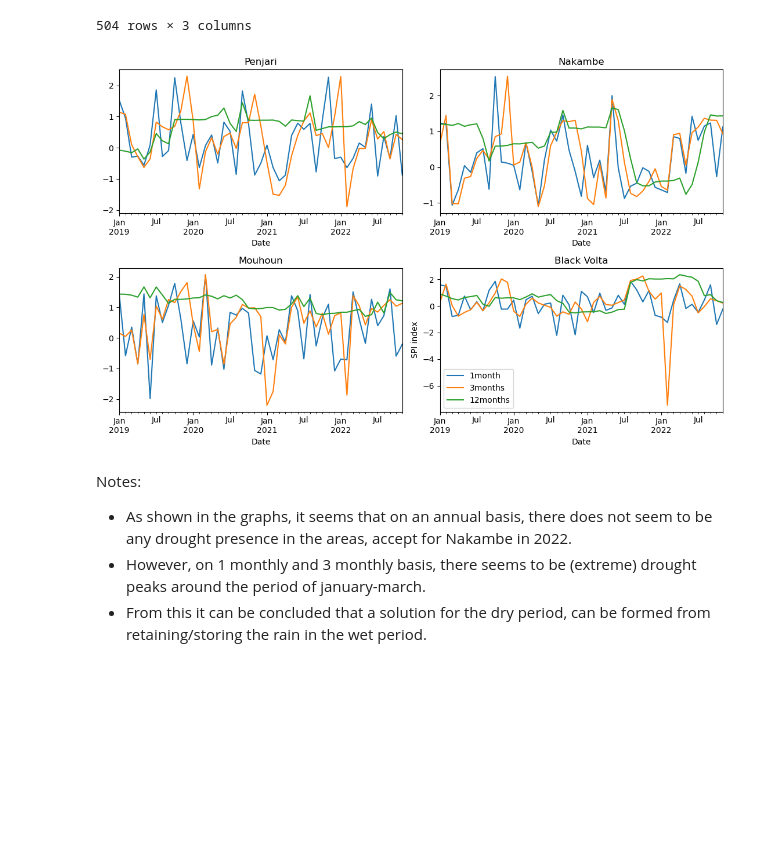
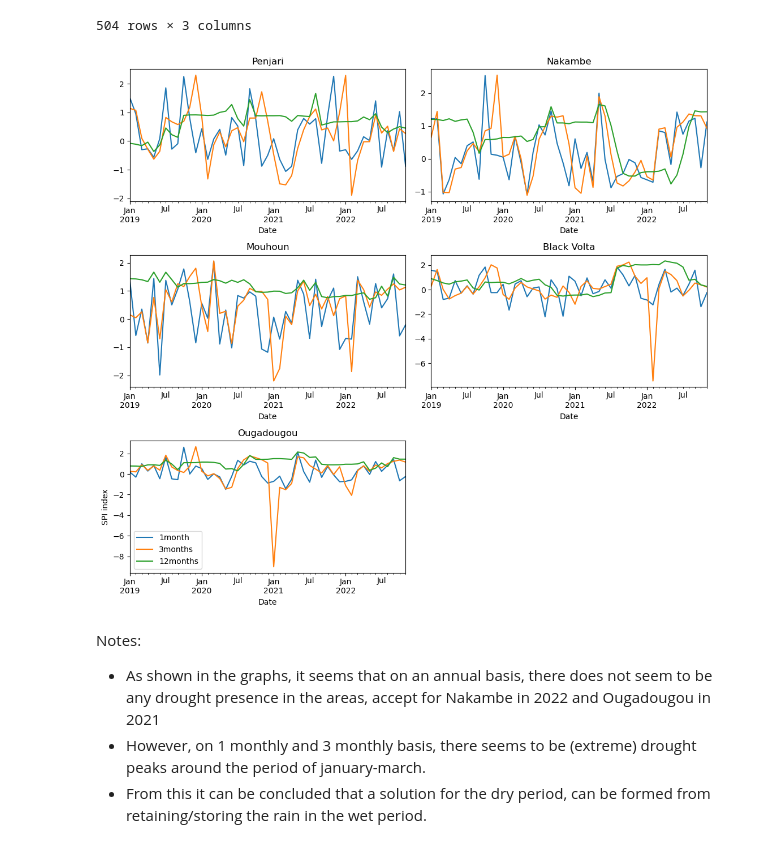
Before and after one commit to Daafip/Volta-burkina-faso, a Jupyter notebook: data/rainfall data volta/Data_hydrologu_BF.ipynb, the cells around one changed output. Drawn from its saved outputs; the diff is of its cells as text; code cells hidden in the pictures; blank space fills up the shorter version.

Commit message:
rainfall ougadougou

```diff
--- a/data/rainfall data volta/Data_hydrologu_BF.ipynb
+++ b/data/rainfall data volta/Data_hydrologu_BF.ipynb
@@ -26,8 +26,10 @@ Oti = pd.read_csv(f'{home_path}\\data\\Volta_ERA5_lat_lon\ichirps_20_25_0.0E_8.5
                       skipinitialspace = True, header = None, usecols=[0,1], names = ['Date','precipitation'])
 Penjari = pd.read_csv(f'{home_path}\\data\\Volta_ERA5_lat_lon\ichirps_20_25_1.0E_11.0N_n.dat.txt', parse_dates = [0], delimiter = ' ', index_col=[0], skiprows=31,
                       skipinitialspace = True, header = None, usecols=[0,1], names = ['Date','precipitation'])
+Ougadougou = pd.read_csv(f'{home_path}\\data\\Volta_ERA5_lat_lon\ichirps_20_25_-1.5E_12.4N_n.dat.txt', parse_dates = [0], delimiter = ' ', index_col=[0], skiprows=31,
+                      skipinitialspace = True, header = None, usecols=[0,1], names = ['Date','precipitation'])
 # %%
-names_col = ['Black_volta', 'Lake_Volta', 'Mouhoun', 'Nakambe', 'Oti', 'Penjari']
-Rainfall_data = pd.concat([Black_volta, Lake_Volta, Mouhoun, Nakambe, Oti, Penjari], axis = 1, keys = names_col, ignore_index=False)
+names_col = ['Black_volta', 'Lake_Volta', 'Mouhoun', 'Nakambe', 'Oti', 'Penjari', 'Ougadougou']
+Rainfall_data = pd.concat([Black_volta, Lake_Volta, Mouhoun, Nakambe, Oti, Penjari, Ougadougou], axis = 1, keys = names_col, ignore_index=False)
 Rainfall_data
 # %% [output]
@@ -491,6 +636,7 @@ BV_pmonth = monthly(Rainfall_data['Black_volta'])
 Mou_pmonth = monthly(Rainfall_data['Mouhoun'])
 Nak_pmonth = monthly(Rainfall_data['Nakambe'])
 Pen_pmonth = monthly(Rainfall_data['Penjari'])
+Oug_pmonth = monthly(Rainfall_data['Ougadougou'])
 
 BV_pmonth
 # %% [output]
@@ -537,37 +683,49 @@ spi_Pen12 = compute_standard_index(Pen_pmonth['12month'], index=Pen_pmonth['12mo
 Pen_pmonth['SPI-01'] = spi_Pen
 Pen_pmonth['spi_BV03'] = spi_Pen03
 Pen_pmonth['spi_BV12'] = spi_Pen12
+
+spi_Oug = compute_standard_index(Oug_pmonth['Pmonth'], index=Oug_pmonth['Pmonth'].index.month)
+spi_Oug03 = compute_standard_index(Oug_pmonth['3month'], index=Oug_pmonth['3month'].index.month)
+spi_Oug12 = compute_standard_index(Oug_pmonth['12month'], index=Oug_pmonth['12month'].index.month)
+Oug_pmonth['SPI-01'] = spi_Oug
+Oug_pmonth['spi_BV03'] = spi_Oug03
+Oug_pmonth['spi_BV12'] = spi_Oug12
 # %%
 #plotting only Penjari
-plt.figure(figsize=(11,7))
-plt.subplot(2,2,1)
+plt.figure(figsize=(11,10))
+plt.subplot(3,2,1)
 plt.title('Penjari')
 Pen_pmonth.loc['2019-01-01':'2022-12-30','SPI-01'].plot(label='1month')
 Pen_pmonth.loc['2019-01-01':'2022-12-30','spi_BV03'].plot(label='3months')
 Pen_pmonth.loc['2019-01-01':'2022-12-30','spi_BV12'].plot(label='12months')
-plt.subplot(2,2,2)
+plt.subplot(3,2,2)
 plt.title('Nakambe')
 Nak_pmonth.loc['2019-01-01':'2022-12-30','SPI-01'].plot(label='1month')
 Nak_pmonth.loc['2019-01-01':'2022-12-30','spi_BV03'].plot(label='3months')
 Nak_pmonth.loc['2019-01-01':'2022-12-30','spi_BV12'].plot(label='12months')
-plt.subplot(2,2,3)
+plt.subplot(3,2,3)
 plt.title('Mouhoun')
 Mou_pmonth.loc['2019-01-01':'2022-12-30','SPI-01'].plot(label='1month')
 Mou_pmonth.loc['2019-01-01':'2022-12-30','spi_BV03'].plot(label='3months')
 Mou_pmonth.loc['2019-01-01':'2022-12-30','spi_BV12'].plot(label='12months')
-plt.subplot(2,2,4)
+plt.subplot(3,2,4)
 plt.title('Black Volta')
 BV_pmonth.loc['2019-01-01':'2022-12-30','SPI-01'].plot(label='1month')
 BV_pmonth.loc['2019-01-01':'2022-12-30','spi_BV03'].plot(label='3months')
 BV_pmonth.loc['2019-01-01':'2022-12-30','spi_BV12'].plot(label='12months')
+plt.subplot(3,2,5)
+plt.title('Ougadougou')
+Oug_pmonth.loc['2019-01-01':'2022-12-30','SPI-01'].plot(label='1month')
+Oug_pmonth.loc['2019-01-01':'2022-12-30','spi_BV03'].plot(label='3months')
+Oug_pmonth.loc['2019-01-01':'2022-12-30','spi_BV12'].plot(label='12months')
 plt.xlabel('Date')
 plt.ylabel('SPI index')
 plt.tight_layout()
 plt.legend();
 # %% [output]
-[figure, old version]
+[figure, new version]
 # %% [markdown]
 Notes:
-- As shown in the graphs, it seems that on an annual basis, there does not seem to be any drought presence in the areas, accept for Nakambe in 2022.
+- As shown in the graphs, it seems that on an annual basis, there does not seem to be any drought presence in the areas, accept for Nakambe in 2022 and Ougadougou in 2021
 - However, on 1 monthly and 3 monthly basis, there seems to be (extreme) drought peaks around the period of january-march.
 - From this it can be concluded that a solution for the dry period, can be formed from retaining/storing the rain in the wet period.
```
Also changed, not shown: parts of 18 cells of this notebook, 1 other file.
